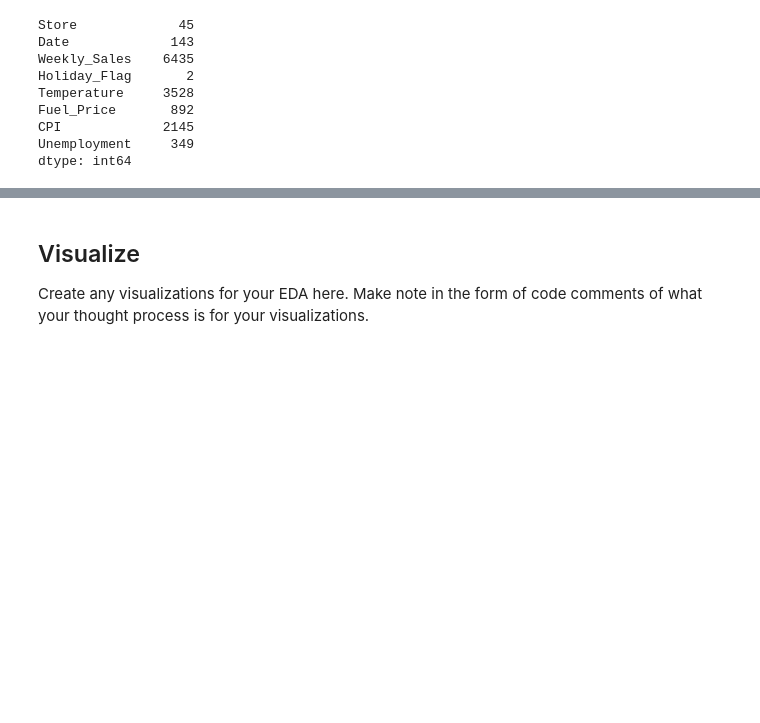
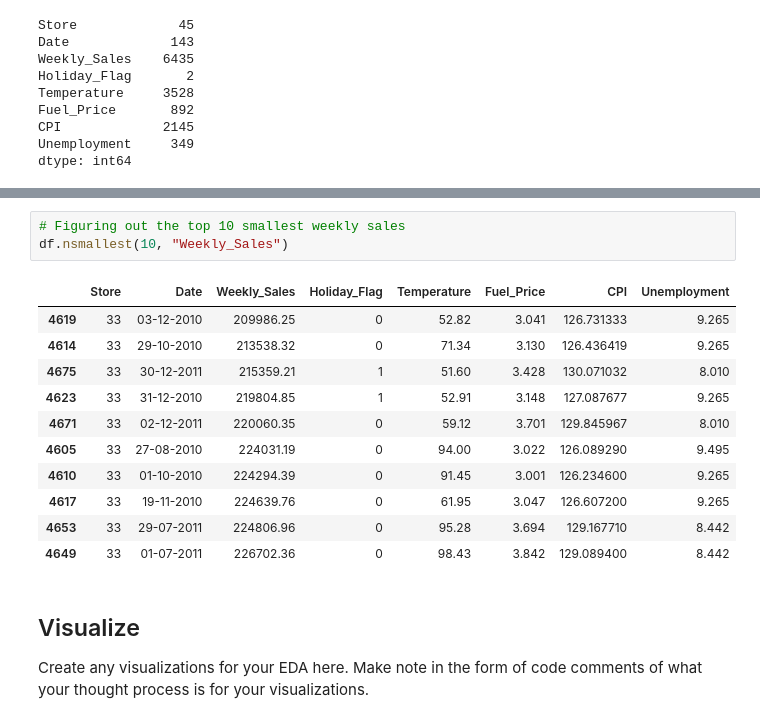
Before and after one commit to smckenzie0615/eda-checkpoint, a Jupyter notebook: checkpoint-two.ipynb, the cells around one changed output, grey strips where cells are left out. Cells and saved outputs as stored; diff of their text form; blank space fills up the shorter version.

```diff
--- a/checkpoint-two.ipynb
+++ b/checkpoint-two.ipynb
@@ -170,3 +309,18 @@ df.groupby('Date').head()
+# %%
+# Figuring out the top 10 smallest weekly sales
+df.nsmallest(10, "Weekly_Sales")
+# %% [output]
+|  | Store | Date | Weekly_Sales | Holiday_Flag | Temperature | Fuel_Price | CPI | Unemployment |
+| 4619 | 33 | 03-12-2010 | 209986.25 | 0 | 52.82 | 3.041 | 126.731333 | 9.265 |
+| 4614 | 33 | 29-10-2010 | 213538.32 | 0 | 71.34 | 3.130 | 126.436419 | 9.265 |
+| 4675 | 33 | 30-12-2011 | 215359.21 | 1 | 51.60 | 3.428 | 130.071032 | 8.010 |
+| 4623 | 33 | 31-12-2010 | 219804.85 | 1 | 52.91 | 3.148 | 127.087677 | 9.265 |
+| 4671 | 33 | 02-12-2011 | 220060.35 | 0 | 59.12 | 3.701 | 129.845967 | 8.010 |
+| 4605 | 33 | 27-08-2010 | 224031.19 | 0 | 94.00 | 3.022 | 126.089290 | 9.495 |
+| 4610 | 33 | 01-10-2010 | 224294.39 | 0 | 91.45 | 3.001 | 126.234600 | 9.265 |
+| 4617 | 33 | 19-11-2010 | 224639.76 | 0 | 61.95 | 3.047 | 126.607200 | 9.265 |
+| 4653 | 33 | 29-07-2011 | 224806.96 | 0 | 95.28 | 3.694 | 129.167710 | 8.442 |
+| 4649 | 33 | 01-07-2011 | 226702.36 | 0 | 98.43 | 3.842 | 129.089400 | 8.442 |
 # %% [markdown]
 ## Visualize
 
```
Also changed, not shown: parts of 19 cells of this notebook.
